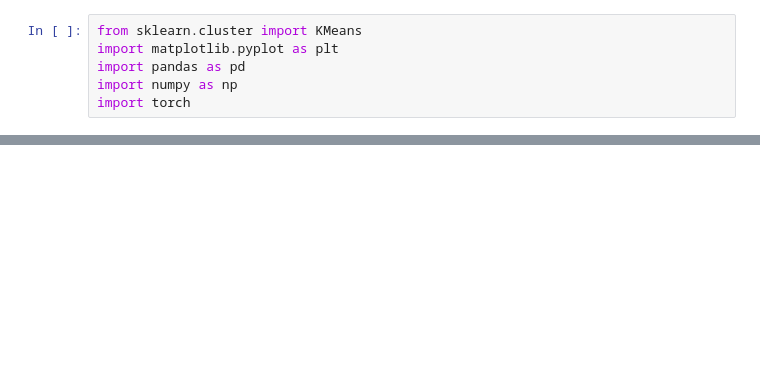
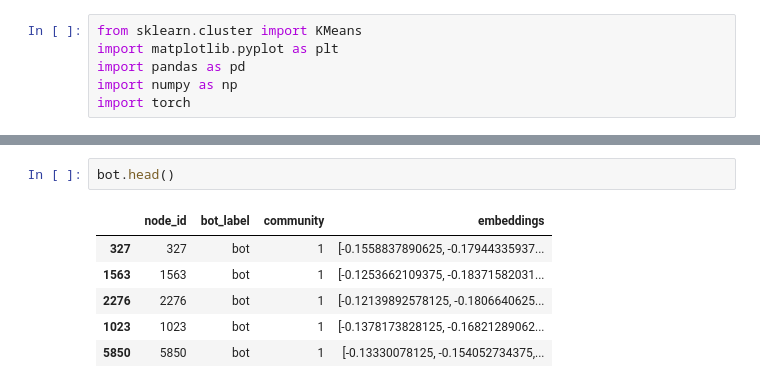
Before and after one commit to samuncleML/Bot-Detection, a Jupyter notebook: src/bot_GCL.ipynb, the cells around one changed output, grey strips where cells are left out. Cells and saved outputs as stored; diff of their text form; blank space fills up the shorter version.

```diff
--- a/src/bot_GCL.ipynb
+++ b/src/bot_GCL.ipynb
@@ -23,0 +562,9 @@ len(users)
+# %%
+bot.head()
+# %% [output]
+|  | node_id | bot_label | community | embeddings |
+| 327 | 327 | bot | 1 | [-0.1558837890625, -0.17944335937... |
+| 1563 | 1563 | bot | 1 | [-0.1253662109375, -0.18371582031... |
+| 2276 | 2276 | bot | 1 | [-0.12139892578125, -0.1806640625... |
+| 1023 | 1023 | bot | 1 | [-0.1378173828125, -0.16821289062... |
+| 5850 | 5850 | bot | 1 | [-0.13330078125, -0.154052734375,... |
```
Also changed, not shown: parts of 13 cells of this notebook, 2 other files.
